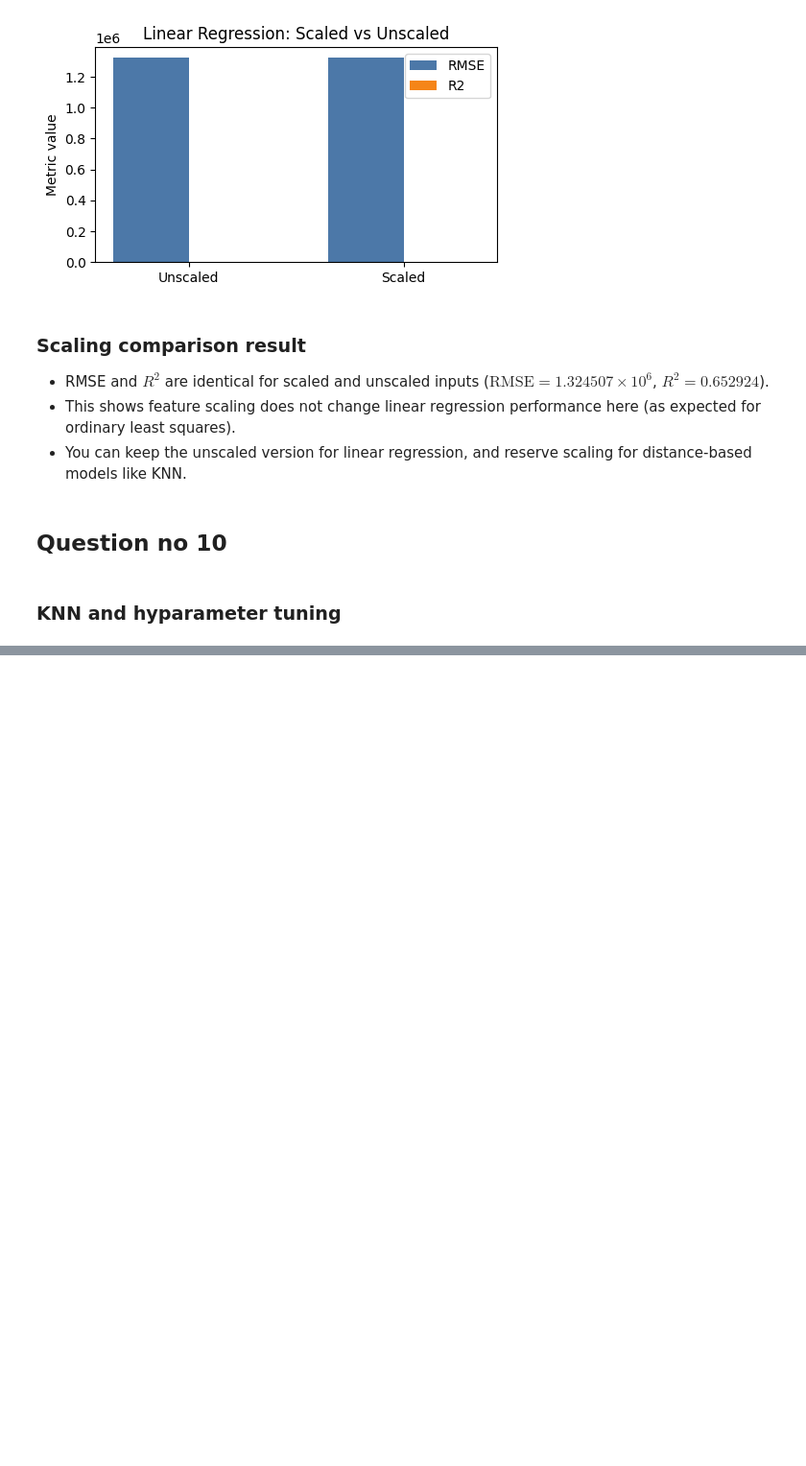
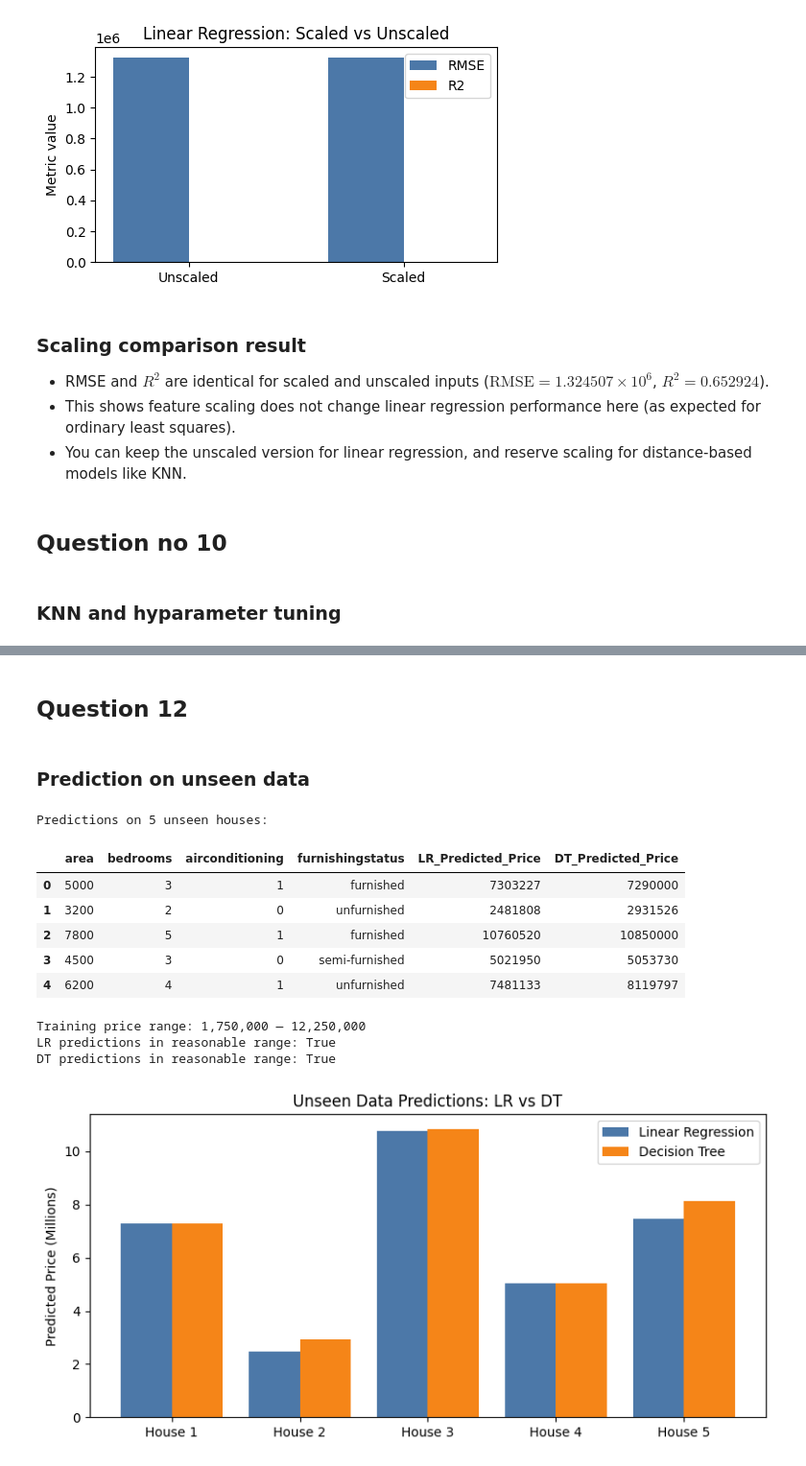
Before and after one commit to deepalsr/technical_assessment_dipal_shrestha_jobaxle, a Jupyter notebook: ai_ml/notebooks/notebook.ipynb, the cells around one changed output, grey strips where cells are left out. Shown at 96% size. Drawn from its saved outputs; the diff is of its cells as text; code cells hidden in the pictures; blank space fills up the shorter version.

Commit message:
Question 12,13,14,15  answered

```diff
--- a/ai_ml/notebooks/notebook.ipynb
+++ b/ai_ml/notebooks/notebook.ipynb
@@ -612,0 +669,79 @@ knn_results[["params", "mean_test_score", "std_test_score"]]
+# %% [markdown]
+## Question 12
+# %% [markdown]
+### Prediction on unseen data
+# %%
+# ── Simulate 5 unseen houses not in the training set ──
+# Columns must match X exactly (after one-hot encoding Q4 produced furnishingstatus_semi-furnished, furnishingstatus_unfurnished)
+unseen_raw = pd.DataFrame([
+    # area  bed bath  stor  mainrd  guest  base  hwh  ac  park  pref  furnish
+    [5000,  3,  2,   2,    1,      0,     1,    0,   1,  2,    1,    'furnished'],
+    [3200,  2,  1,   1,    0,      0,     0,    0,   0,  1,    0,    'unfurnished'],
+    [7800,  5,  3,   3,    1,      1,     1,    1,   1,  3,    1,    'furnished'],
+    [4500,  3,  2,   2,    1,      0,     0,    0,   0,  1,    0,    'semi-furnished'],
+    [6200,  4,  2,   2,    1,      1,     1,    0,   1,  2,    1,    'unfurnished'],
+], columns=[
+    'area','bedrooms','bathrooms','stories','mainroad','guestroom',
+    'basement','hotwaterheating','airconditioning','parking','prefarea',
+    'furnishingstatus'
+])
+
+# Replicate the same preprocessing pipeline (Q2 + Q4)
+unseen_proc = unseen_raw.copy()
+
+# One-hot encode furnishingstatus with drop_first=True
+unseen_proc = pd.get_dummies(unseen_proc, columns=['furnishingstatus'], drop_first=True)
+
+# Align columns to match training features (add missing dummies as 0)
+for col in X.columns:
+    if col not in unseen_proc.columns:
+        unseen_proc[col] = 0
+unseen_proc = unseen_proc[X.columns]  # reorder to match exactly
+
+# Predict with reloaded Linear Regression model
+unseen_pred_lr = lr_loaded.predict(unseen_proc)
+
+# Predict with reloaded Decision Tree
+unseen_pred_dt = dt_loaded.predict(unseen_proc)
+
+# ── Results table ──
+unseen_results = unseen_raw[['area','bedrooms','airconditioning','furnishingstatus']].copy()
+unseen_results['LR_Predicted_Price']  = unseen_pred_lr.astype(int)
+unseen_results['DT_Predicted_Price']  = unseen_pred_dt.astype(int)
+
+print('Predictions on 5 unseen houses:')
+display(unseen_results)
+
+# ── Validation: sanity check predictions are within training range ──
+train_min, train_max = y_train.min(), y_train.max()
+print(f'\nTraining price range: {train_min:,.0f} — {train_max:,.0f}')
+lr_in_range = ((unseen_pred_lr >= train_min * 0.5) & (unseen_pred_lr <= train_max * 1.5)).all()
+dt_in_range = ((unseen_pred_dt >= train_min * 0.5) & (unseen_pred_dt <= train_max * 1.5)).all()
+print(f'LR predictions in reasonable range: {lr_in_range}')
+print(f'DT predictions in reasonable range: {dt_in_range}')
+
+# ── Visual: compare LR vs DT predictions for each house ──
+fig, ax = plt.subplots(figsize=(8, 4))
+x_pos = np.arange(len(unseen_results))
+labels = [f'House {i+1}' for i in range(len(unseen_results))]
+ax.bar(x_pos - 0.2, unseen_pred_lr / 1e6, width=0.4, label='Linear Regression', color='#4c78a8')
+ax.bar(x_pos + 0.2, unseen_pred_dt / 1e6, width=0.4, label='Decision Tree',     color='#f58518')
+ax.set_xticks(x_pos)
+ax.set_xticklabels(labels)
+ax.set_ylabel('Predicted Price (Millions)')
+ax.set_title('Unseen Data Predictions: LR vs DT')
+ax.legend()
+plt.tight_layout()
+plt.show()
+# %% [output]
+Predictions on 5 unseen houses:
+|  | area | bedrooms | airconditioning | furnishingstatus | LR_Predicted_Price | DT_Predicted_Price |
+| 0 | 5000 | 3 | 1 | furnished | 7303227 | 7290000 |
+| 1 | 3200 | 2 | 0 | unfurnished | 2481808 | 2931526 |
+| 2 | 7800 | 5 | 1 | furnished | 10760520 | 10850000 |
+| 3 | 4500 | 3 | 0 | semi-furnished | 5021950 | 5053730 |
+| 4 | 6200 | 4 | 1 | unfurnished | 7481133 | 8119797 |
+Training price range: 1,750,000 — 12,250,000
+LR predictions in reasonable range: True
+DT predictions in reasonable range: True
+[figure, added]
```
Also changed, not shown: parts of 19 cells of this notebook.
